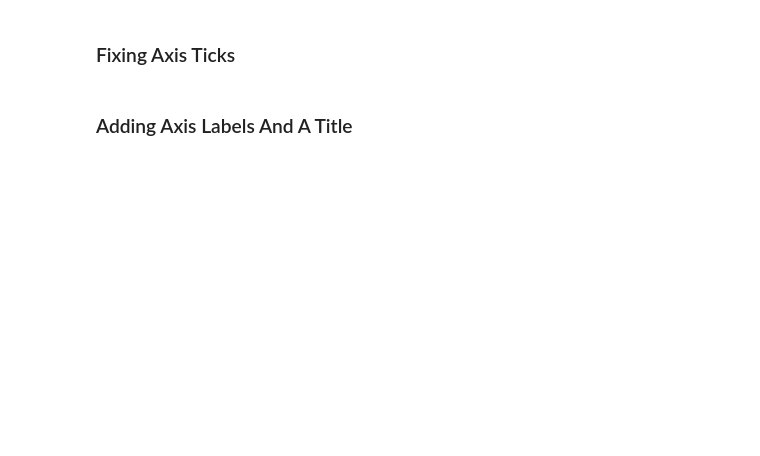
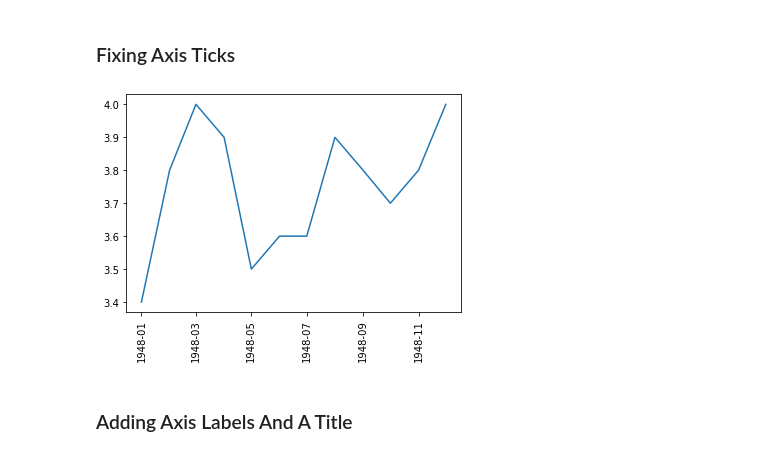
Before and after one commit to icta-tecaji/python-data-analysis-public, a Jupyter notebook: Del_05_Prikazovanje_podatkov_osnovno/05_Prikazovanje_podatkov_osnovno_CLEAN.ipynb, the cells around one changed output. Drawn from its saved outputs; the diff is of its cells as text; code cells hidden in the pictures; blank space fills up the shorter version.

```diff
--- a/Del_05_Prikazovanje_podatkov_osnovno/05_Prikazovanje_podatkov_osnovno_CLEAN.ipynb
+++ b/Del_05_Prikazovanje_podatkov_osnovno/05_Prikazovanje_podatkov_osnovno_CLEAN.ipynb
@@ -17,4 +87,11 @@ register_matplotlib_converters()
 # %% [markdown]
 ### Fixing Axis Ticks
+# %%
+first_12 = unrate[0:12]
+plt.plot(first_12['DATE'], first_12['VALUE'])
+plt.xticks(rotation=90)
+plt.show()
+# %% [output]
+[figure, added]
 # %% [markdown]
 ### Adding Axis Labels And A Title
```
Also changed, not shown: parts of 41 cells of this notebook, 1 other file.
